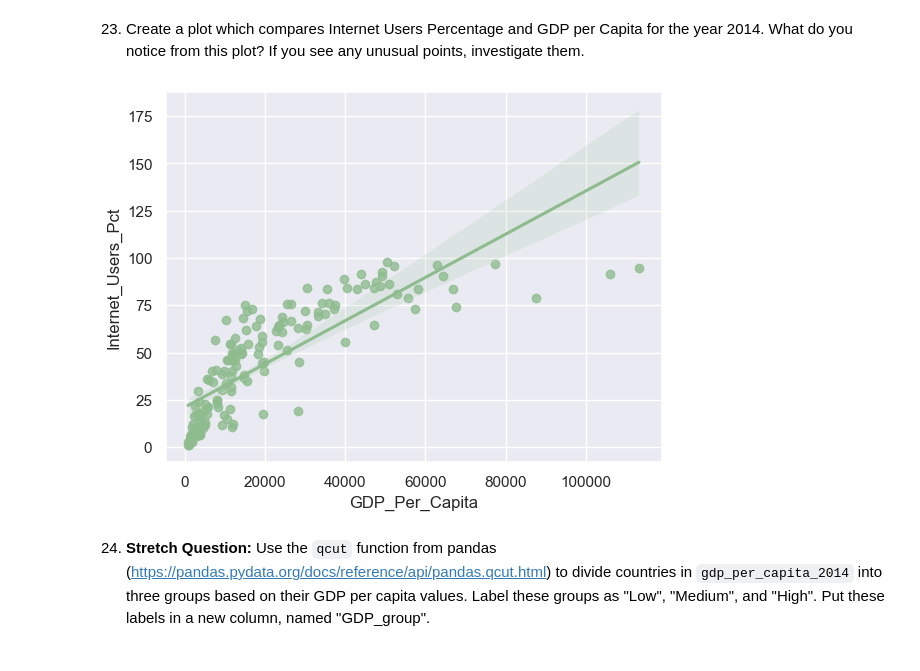
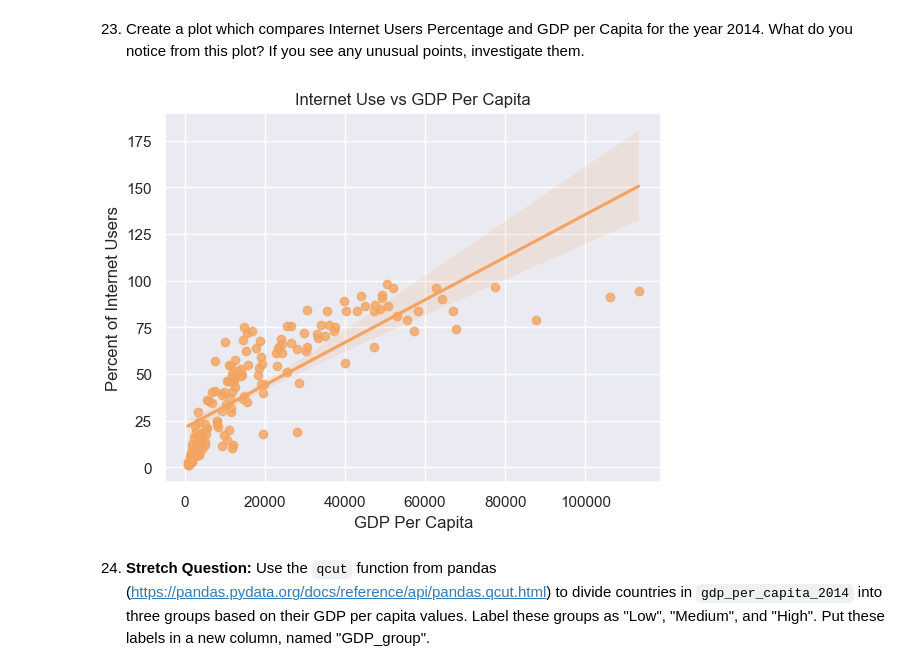
Before and after one commit to NSS-Data-Analytics-Cohort-12/un-python-aimeejohnson, a Jupyter notebook: notebooks/un_project.ipynb, the cells around one changed output. Saved outputs shown, nothing was run; the diff lists cells and outputs as text; code cells hidden in the pictures.

Commit message:
playing around with the graphs

```diff
--- a/notebooks/un_project.ipynb
+++ b/notebooks/un_project.ipynb
@@ -607,13 +610,15 @@ gdp_and_internet_use_2014
 # %%
 # draw regplot
 sns.regplot(x = "GDP_Per_Capita",
             y = "Internet_Users_Pct",
-            data = gdp_and_internet_use_2014, color = 'darkseagreen',
+            data = gdp_and_internet_use_2014, color = 'sandybrown',
             dropna = True)
-# show the plot
-plt.show()
+plt.xlabel('GDP Per Capita') # x-axis name
+plt.ylabel('Percent of Internet Users') # y-axis name
+plt.title('Internet Use vs GDP Per Capita') # Add a title
+plt.show() # Display the graph
 # %% [output]
-[figure, old version]
+[figure, new version]
 # %% [markdown]
 24. **Stretch Question:** Use the `qcut` function from pandas (https://pandas.pydata.org/docs/reference/api/pandas.qcut.html) to divide countries in `gdp_per_capita_2014` into three groups based on their GDP per capita values. Label these groups as "Low", "Medium", and "High". Put these labels in a new column, named "GDP_group".
 # %%
```
Also changed, not shown: parts of 2 cells of this notebook.
